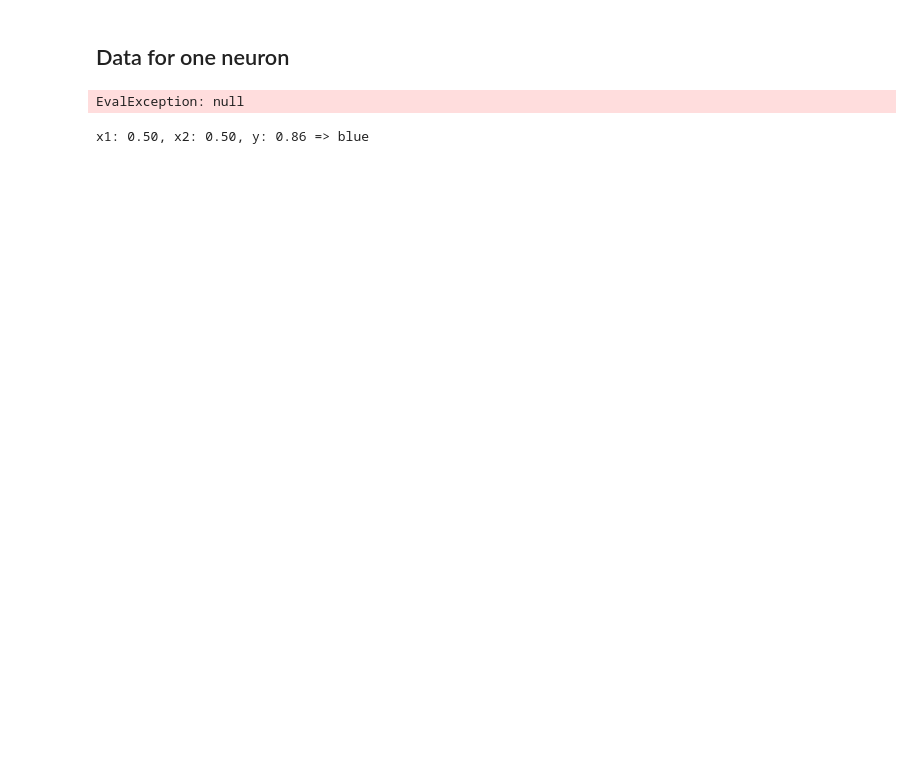
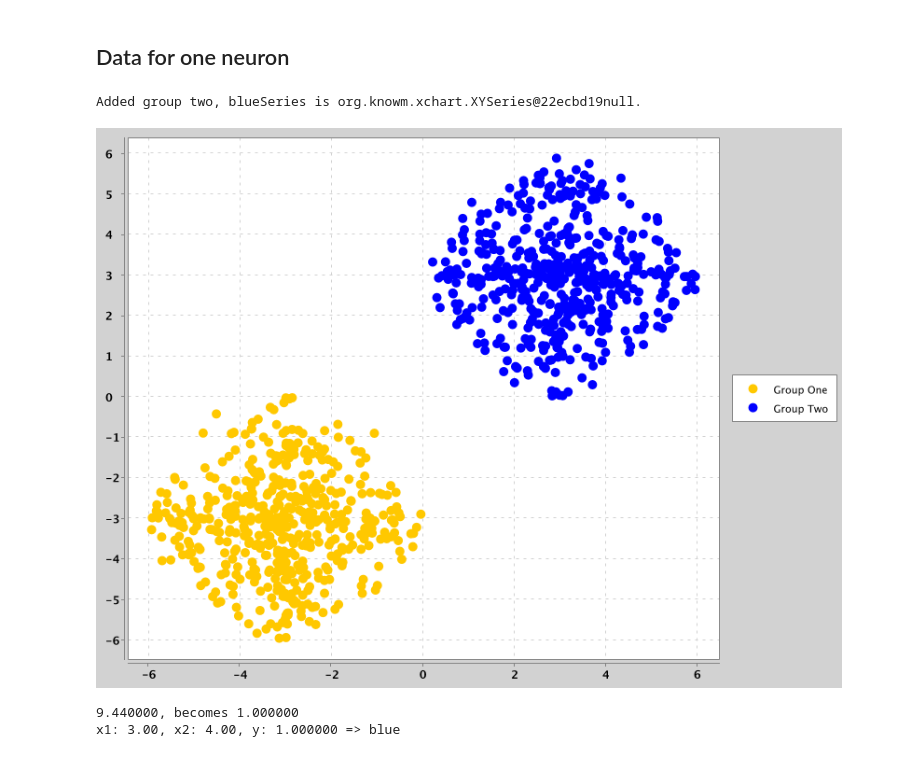
Before and after one commit to OlivierLD/raspberry-coffee, a Jupyter notebook: JupyterNotebooks/deep.learning.crash.course/data.one.neuron.ipynb, the cells around one changed output. Drawn from its saved outputs; the diff is of its cells as text; code cells hidden in the pictures; blank space fills up the shorter version.

```diff
--- a/JupyterNotebooks/deep.learning.crash.course/data.one.neuron.ipynb
+++ b/JupyterNotebooks/deep.learning.crash.course/data.one.neuron.ipynb
@@ -65,35 +65,36 @@ XYChart chart = new XYChartBuilder().width(800).height(600).build();
 chart.getStyler().setDefaultSeriesRenderStyle(XYSeries.XYSeriesRenderStyle.Scatter);
 chart.getStyler().setChartTitleVisible(false);
 
 chart.getStyler().setMarkerSize(10);
 
 // Series, Orange
 List<Double> xDataOrange = new LinkedList<>();
 List<Double> yDataOrange = new LinkedList<>();
 
 orangeList.stream().forEach(pt -> xDataOrange.add(pt.getX()));
 orangeList.stream().forEach(pt -> yDataOrange.add(pt.getY()));
 
 XYSeries orangeSeries = chart.addSeries("Group One", xDataOrange, yDataOrange);
 orangeSeries.setMarker(SeriesMarkers.CIRCLE);
 orangeSeries.setMarkerColor(Color.ORANGE);
 
 // Blue
 List<Double> xDataBlue = new LinkedList<>();
 List<Double> yDataBlue = new LinkedList<>();
 
 blueList.stream().forEach(pt -> xDataBlue.add(pt.getX()));
 blueList.stream().forEach(pt -> yDataBlue.add(pt.getY()));
 
 XYSeries blueSeries = chart.addSeries("Group Two", xDataBlue, yDataBlue);
-System.out.println(String.format("Added group two, blueSeries is %snull.", blueSe));
+System.out.println(String.format("Added group two, blueSeries is %snull.", blueSeries));
 blueSeries.setMarker(SeriesMarkers.CIRCLE);
 blueSeries.setMarkerColor(Color.BLUE);
 
 // Render the chart
 BitmapEncoder.getBufferedImage(chart);
 # %% [output]
-EvalException: null
+Added group two, blueSeries is org.knowm.xchart.XYSeries@22ecbd19null.
+[figure, added]
 # %%
 // One neuron
 double w1 = -0.69,
@@ -101,11 +102,15 @@ double w1 = -0.69,
        wFinal = -2d;
 double bias = 0.030;
 private double neuron(double x1, double x2) {
-  return Math.tanh(wFinal * ((w1 * x1) + (w2 * x2) + bias));
+  double y = wFinal * ((w1 * x1) + (w2 * x2) + bias);
+  double result = Math.tanh(y);
+  System.out.println(String.format("In the neuron, %f, becomes %f", y, result));
+  return result;
 }
 
-double x1 = +0.5, x2 = +0.5;
+double x1 = +3, x2 = +4;
 double y = neuron(x1, x2);
-System.out.println(String.format("x1: %.02f, x2: %.02f, y: %.02f => %s", x1, x2, y, y > 0 ? "blue" : "orange"));
+System.out.println(String.format("x1: %.02f, x2: %.02f, y: %f => %s", x1, x2, y, y > 0 ? "blue" : "orange"));
 # %% [output]
-x1: 0.50, x2: 0.50, y: 0.86 => blue
+9.440000, becomes 1.000000
+x1: 3.00, x2: 4.00, y: 1.000000 => blue
```
Also changed, not shown: 1 other file.
